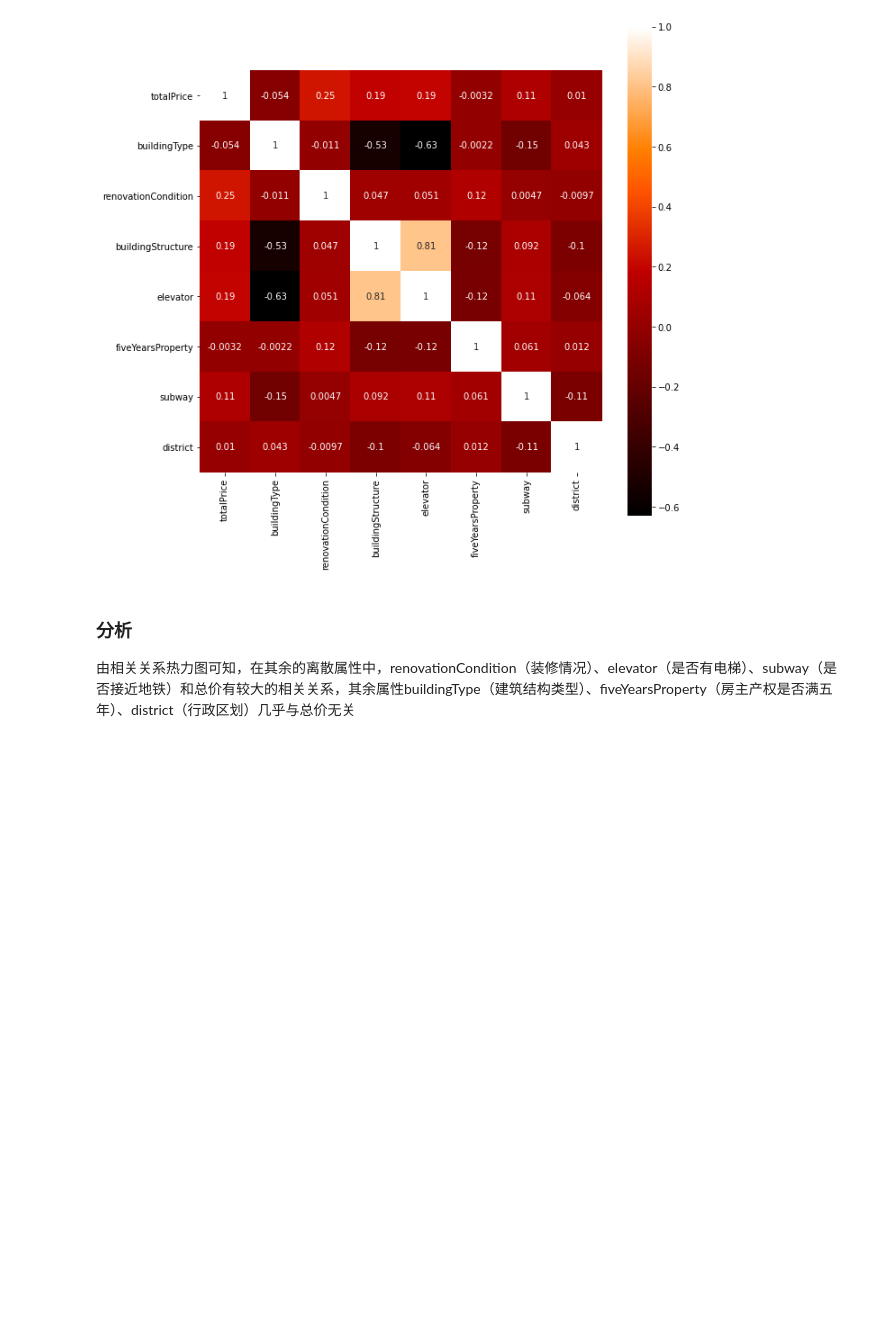
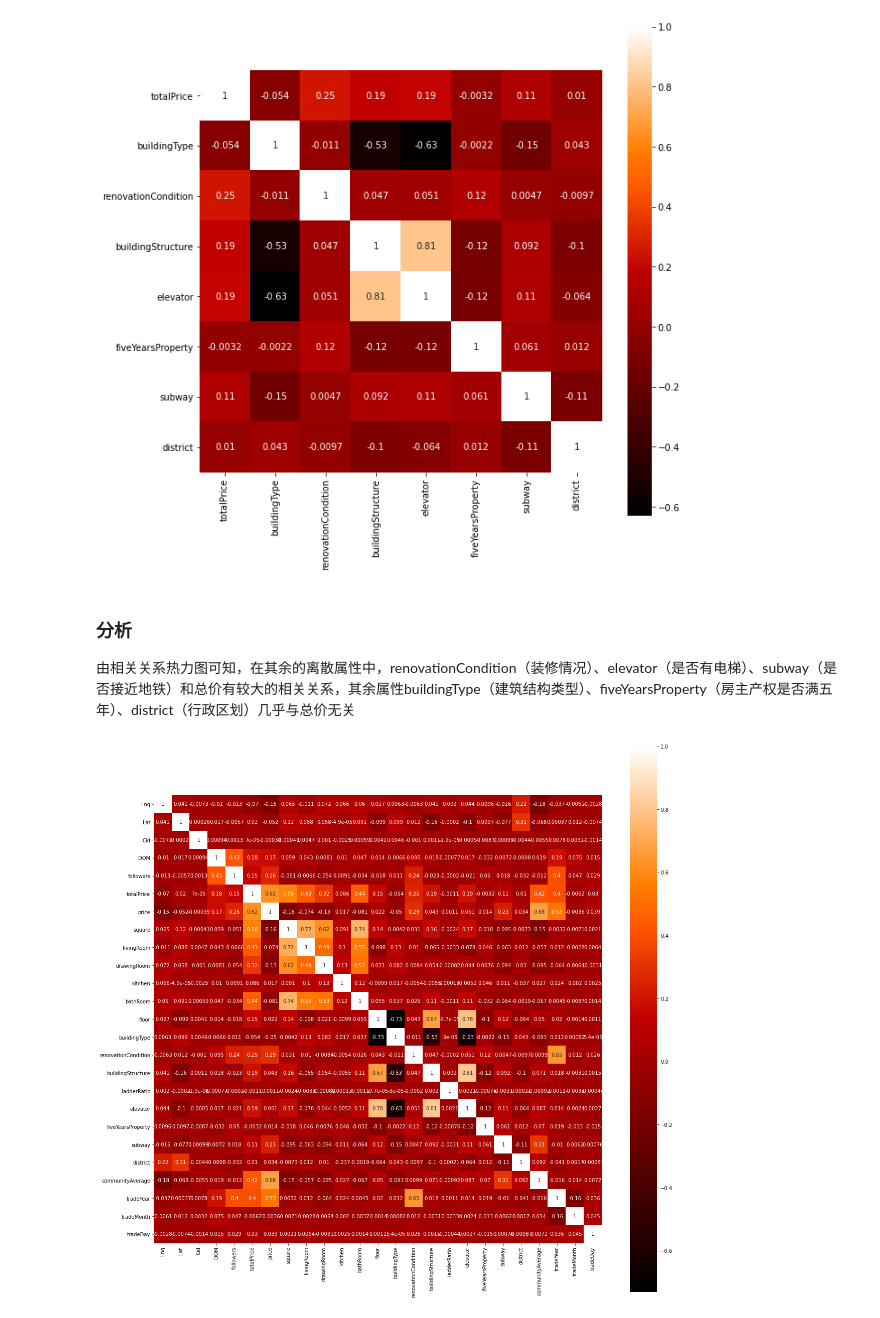
Before and after one commit to LonsonZheng/HousePricesPrediction, a Jupyter notebook: data_sys.ipynb, the cells around one changed output. Cells and saved outputs as stored; diff of their text form; code cells hidden in the pictures; blank space fills up the shorter version.

```diff
--- a/data_sys.ipynb
+++ b/data_sys.ipynb
@@ -329,3 +331,12 @@ plt.show()
 # %% [markdown]
 ### 分析
 由相关关系热力图可知，在其余的离散属性中，renovationCondition（装修情况）、elevator（是否有电梯）、subway（是否接近地铁）和总价有较大的相关关系，其余属性buildingType（建筑结构类型）、fiveYearsProperty（房主产权是否满五年）、district（行政区划）几乎与总价无关
+# %%
+# 挑选合适的属性用作回归
+corr = data.corr()
+out = corr
+plt.figure(figsize = (20,20))
+sns.heatmap(out,annot=True, vmax=1, square=True,cmap='gist_heat')
+plt.show()
+# %% [output]
+[figure, added]
```
Also changed, not shown: parts of 3 cells of this notebook.
